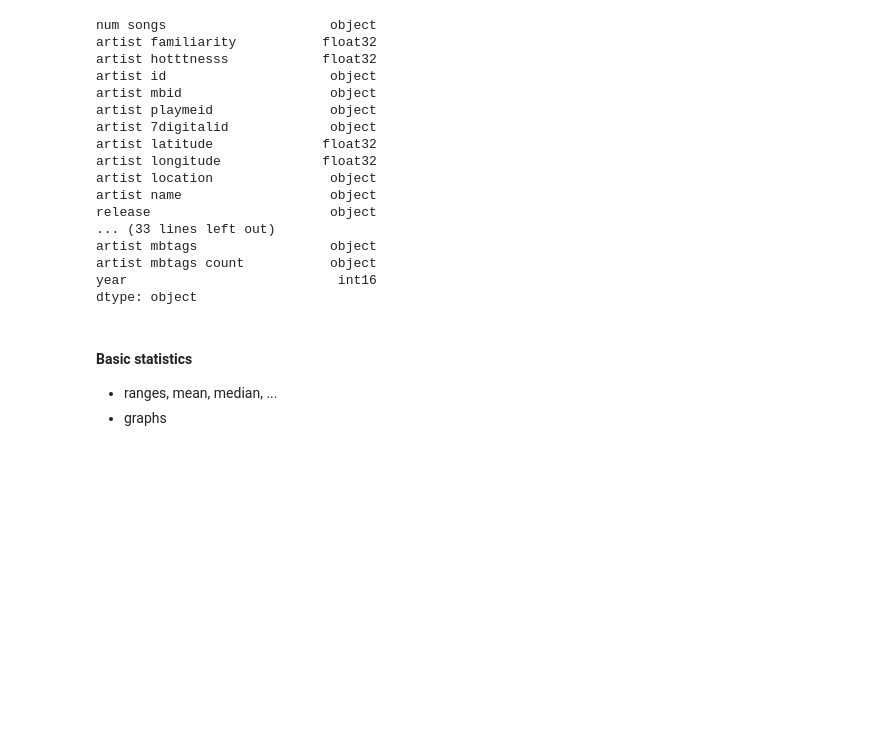
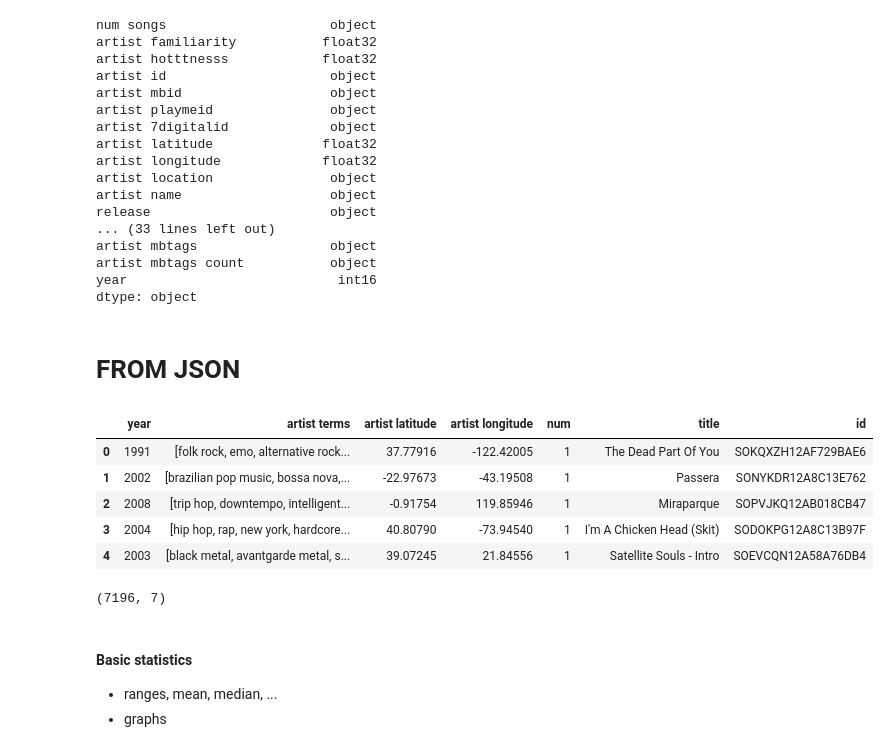
Before and after one commit to Eldalie/DataViz, a Jupyter notebook: MApping.ipynb, the cells around one changed output. Drawn from its saved outputs; the diff is of its cells as text; code cells hidden in the pictures; blank space fills up the shorter version.

```diff
--- a/MApping.ipynb
+++ b/MApping.ipynb
@@ -124,6 +126,28 @@ def string_to_float_array(df, column):
     array = [pd.to_numeric(sublist) for sublist in array if(sublist != None) ]
     print(len(array))
     return array
+# %% [markdown]
+# FROM JSON
+# %%
+import json
+strjson = open('data.json').read()
+strjson = '['+strjson[:-2]+']'
+json = json.loads(strjson)
+# %%
+data = pd.DataFrame(json,columns=['year',"artist terms","artist latitude",'artist longitude','num','title','id'])
+# %%
+data.head()
+# %% [output]
+|  | year | artist terms | artist latitude | artist longitude | num | title | id |
+| 0 | 1991 | [folk rock, emo, alternative rock... | 37.77916 | -122.42005 | 1 | The Dead Part Of You | SOKQXZH12AF729BAE6 |
+| 1 | 2002 | [brazilian pop music, bossa nova,... | -22.97673 | -43.19508 | 1 | Passera | SONYKDR12A8C13E762 |
+| 2 | 2008 | [trip hop, downtempo, intelligent... | -0.91754 | 119.85946 | 1 | Miraparque | SOPVJKQ12AB018CB47 |
+| 3 | 2004 | [hip hop, rap, new york, hardcore... | 40.80790 | -73.94540 | 1 | I'm A Chicken Head (Skit) | SODOKPG12A8C13B97F |
+| 4 | 2003 | [black metal, avantgarde metal, s... | 39.07245 | 21.84556 | 1 | Satellite Souls - Intro | SOEVCQN12A58A76DB4 |
+# %%
+data.shape
+# %% [output]
+(7196, 7)
 # %% [markdown]
 #### Basic statistics
 
```
Also changed, not shown: parts of 5 cells of this notebook, 1 other file.
